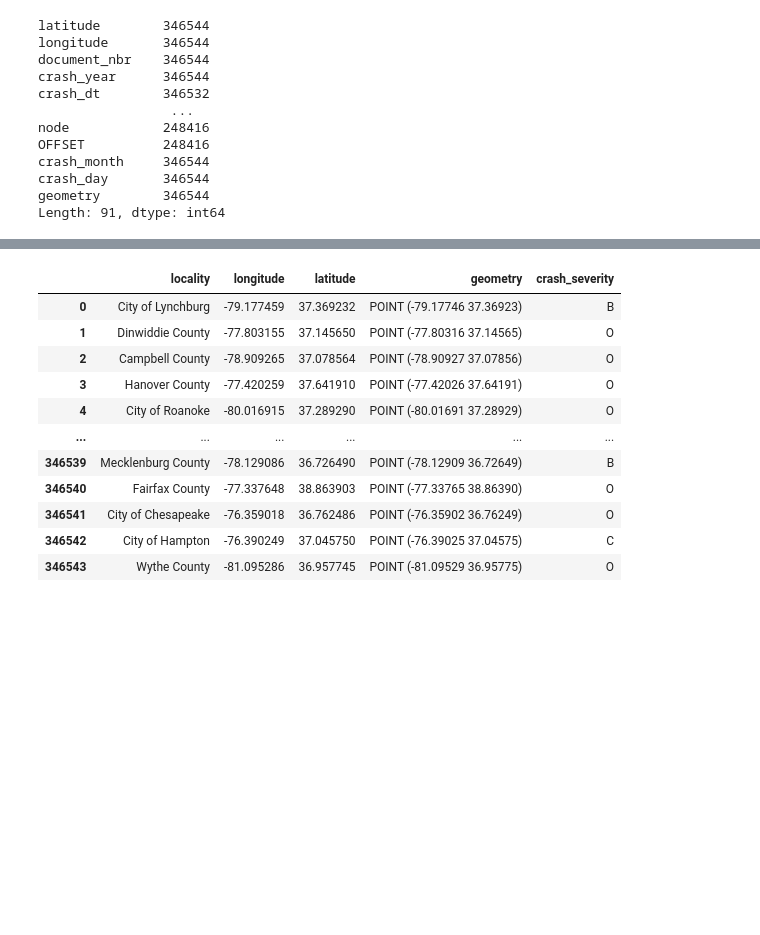
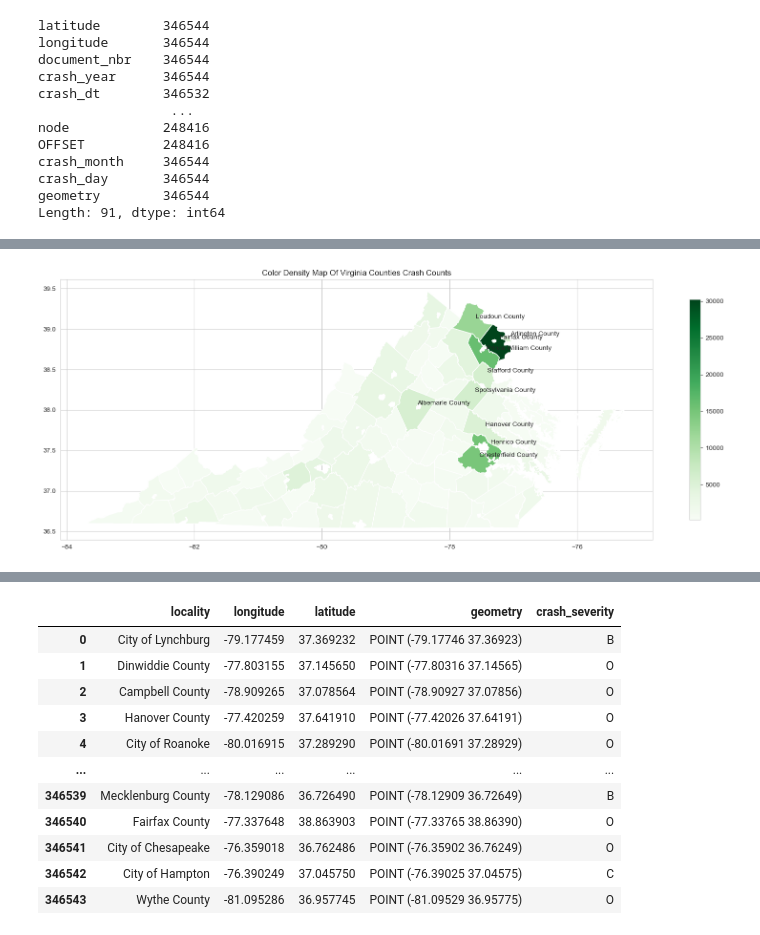
Before and after one commit to Eliab16/VDOT-crash-analysis, a Jupyter notebook: notebooks/Map.ipynb, the cells around one changed output, grey strips where cells are left out. Drawn from its saved outputs; the diff is of its cells as text; code cells hidden in the pictures; blank space fills up the shorter version.

```diff
--- a/notebooks/Map.ipynb
+++ b/notebooks/Map.ipynb
@@ -175,3 +123,46 @@ plt.show()
+# %%
+
+# Load the country map data
+va = va_counties_geo[['locality','geometry']]
+
+# Load the data to be plotted on the map
+data = crash_gdf
+
+# Merge the two datasets
+merged_df = data.merge(va, on='locality')
+
+# merged_df = merged_df[['locality', 'longitude', 'latitude','geometry_x','geometry_y','crash_severity']]
+merged_df = merged_df[['locality','geometry_y','crash_severity']]
+merged_df = merged_df.rename(columns={'geometry_y':'geometry'})
+merged_df.head()
+# va_counties_geo
+
+crash_counts = merged_df['locality'].value_counts().reset_index()
+crash_counts.columns = ['locality','crashCount']
+va_counties_with_crashs = merged_df.merge(crash_counts, left_on='locality', right_on='locality', how='left')
+# va_counties_with_crashs['crashCount'] =va_counties_with_crashs['crashCount'].fillna(0)
+va_counties_with_crashs_unique = va_counties_with_crashs.drop_duplicates(subset='locality')
+# print(va_counties_with_crashs_unique)
+gdf = gpd.GeoDataFrame(va_counties_with_crashs_unique, geometry=va_counties_with_crashs_unique['geometry'])
+
+
+fig, ax = plt.subplots(1,1,figsize=(20,20))
+leg_kwds = {'lable': 'VA crashes by counties', 'orientation': 'horizontal'}
+# ax.set_title('Total Crash frequency by county')
+
+for i, row in gdf.iterrows():
+    x, y = row.geometry.centroid.x, row.geometry.centroid.y
+    if row['crashCount'] >= 5000:
+        ax.annotate(f'{row["locality"]}', xy=(x, y), xytext=(5, 5), textcoords='offset points')
+
+
+gdf.plot(column="crashCount", cmap="Greens", legend=True, ax=ax,legend_kwds={'shrink': 0.3})
+# ax.set_axis_off()
+# Add a title and labels
+ax.set_title('Color Density Map Of Virginia Counties Crash Counts')
+plt.show()
+# %% [output]
+[figure, added]
 # %%
 sev_crash_data= crash_gdf[['locality', 'longitude', 'latitude','geometry','crash_severity']]
 # sev_crash_data.plot(column='locality')
```
Also changed, not shown: parts of 8 cells of this notebook.
